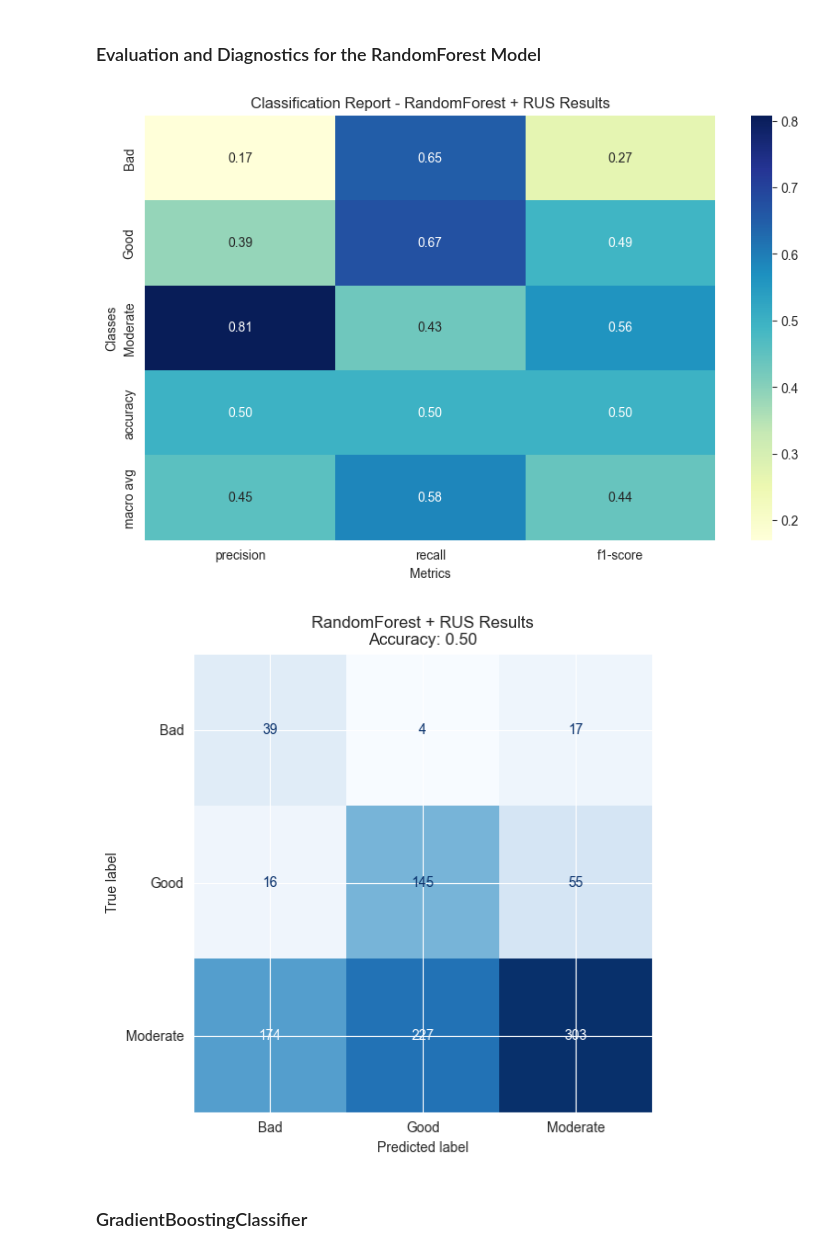
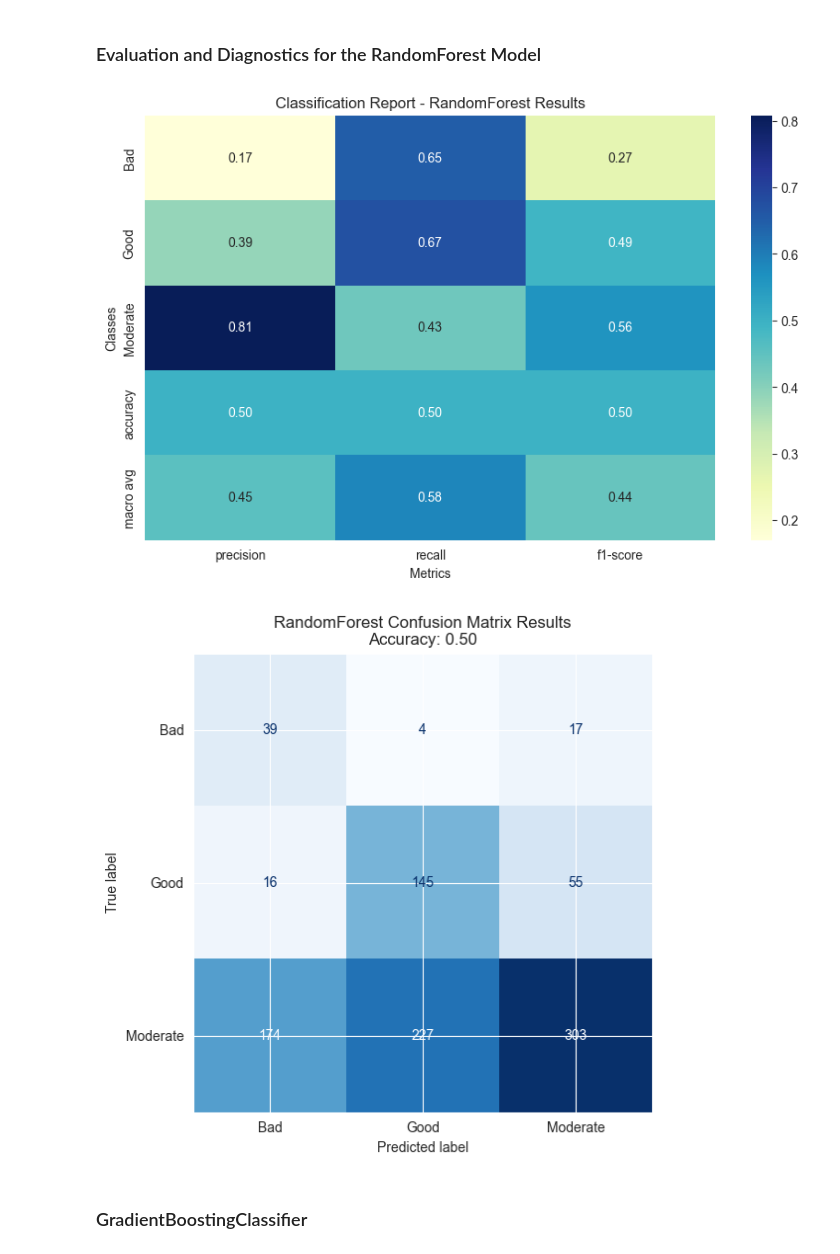
Before and after one commit to gps-stellar/Supervised-Classification-Regression, a Jupyter notebook: Winer-Recognition-Classification/Wine_Recognition_Classification.ipynb, the cells around one changed output. Saved outputs shown, nothing was run; the diff lists cells and outputs as text; code cells hidden in the pictures.

```diff
--- a/Winer-Recognition-Classification/Wine_Recognition_Classification.ipynb
+++ b/Winer-Recognition-Classification/Wine_Recognition_Classification.ipynb
@@ -311,28 +304,15 @@ rus_pipeline = ImbPipeline([
 ##### Both RF hyperparameters and class balancing will be tune.
 # %%
 # Parameters for the RandomUnderSampler pipeline
-rus_parameters = {
-    "rf__n_estimators" : [200,300,400],
-    "rf__max_depth" : [5,10,15, 20],
-    "rf__min_samples_split" : [2,5,10],
-    "rf__min_samples_leaf" : [1,2,4],
-    "rf__max_features" : ['sqrt','log2'],
-    "rf__class_weight" : [None,'balanced', 'balanced_subsample'] # <- Hybrid test
+rf_parameters = {
+    "classifier__n_estimators" : [200,300,400],
+    "classifier__max_depth" : [5,10,15, 20],
+    "classifier__min_samples_split" : [2,5,10],
+    "classifier__min_samples_leaf" : [1,2,4],
+    "classifier__max_features" : ['sqrt','log2'],
+    "classifier__class_weight" : [None,'balanced', 'balanced_subsample']
 }
 # %% [markdown]
 ### RandomizedSearchCV
 # %% [markdown]
 ##### Instead of exhaustive grid search, I used randomized search to balance runtime and performance.
-# %%
-# Randomized Search with RandomUnderSampler + RandomForest Pipeline
-rscv_rus = RandomizedSearchCV(
-    estimator=rus_pipeline,
-    param_distributions=rus_parameters,
-    scoring='balanced_accuracy',
-    n_iter=30,
-    cv=cv,
-    n_jobs=-1,
-    random_state=0,
-    verbose=2
-)
-rscv_rus.fit(X_train, y_train)
@@ -356,0 +319,4 @@ RandomizedSearchCV(cv=StratifiedKFold(n_splits=5, random_state=0, shuffle=True),
+# %%
+# RandomForestClassifier RandomizedSearchCV
+rf_rscv = grid_model(rf_pipeline,rf_parameters)
+rf_rscv.fit(X_train, y_train)
@@ -360,16 +344,16 @@ RandomizedSearchCV(cv=StratifiedKFold(n_splits=5, random_state=0, shuffle=True),
 ### Evaluation and Diagnostics for the RandomForest Model
 # %%
 # Best RandomForest + RandomUnderSampler model
-rus_rf_best = rscv_rus.best_estimator_
-y_pred_rf_rus = rus_rf_best.predict(X_test)
+rf_best = rf_rscv.best_estimator_
+y_pred_rf = rf_best.predict(X_test)
 # %%
-plot_classification_report(y_test, y_pred_rf_rus, "RandomForest + RUS Results")
+plot_classification_report(y_test, y_pred_rf, "RandomForest Results")
 # %% [output]
-[figure, old version]
+[figure, new version]
 # %%
-plot_confusion_matrix(y_test, y_pred_rf_rus, "RandomForest + RUS Results")
+plot_confusion_matrix(y_test, y_pred_rf, "RandomForest Confusion Matrix Results")
 # %% [output]
-[figure, old version]
+[figure, new version]
 # %% [markdown]
 ### GradientBoostingClassifier
 # %%
```
Also changed, not shown: parts of 26 cells of this notebook.
